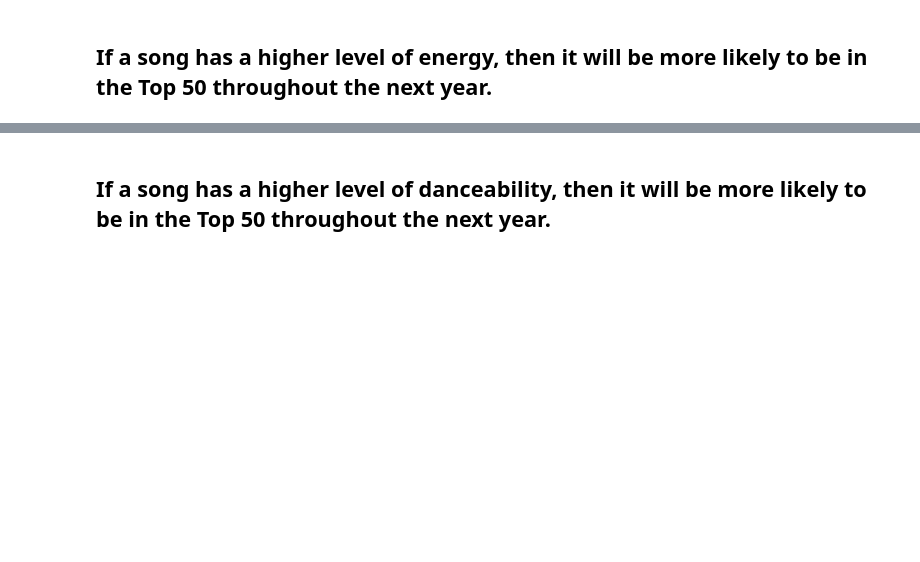
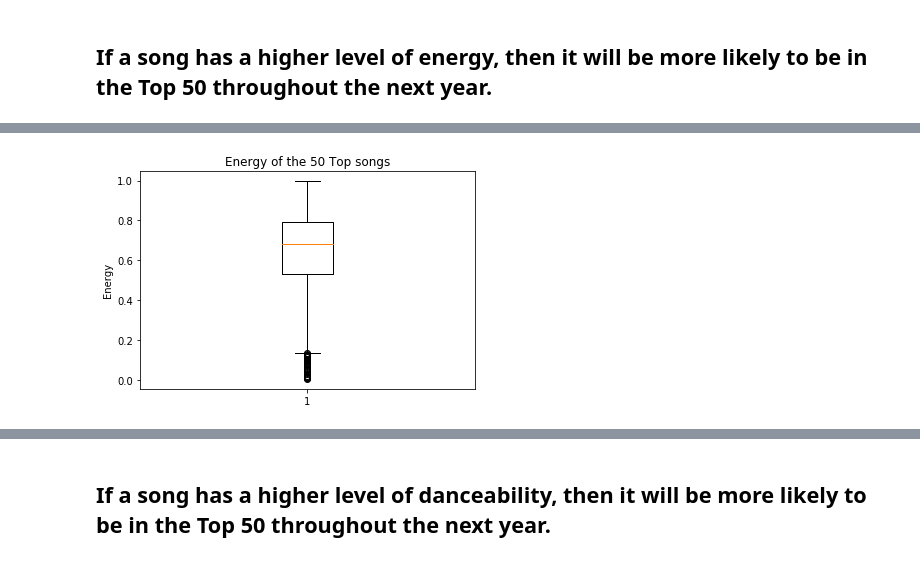
Before and after one commit to JaviSandoval94/Spotify-Trends-Analysis, a Jupyter notebook: Project1-Spotify-FinalReport.ipynb, the cells around one changed output, grey strips where cells are left out. Saved outputs shown, nothing was run; the diff lists cells and outputs as text; code cells hidden in the pictures; blank space fills up the shorter version.

```diff
--- a/Project1-Spotify-FinalReport.ipynb
+++ b/Project1-Spotify-FinalReport.ipynb
@@ -60,0 +194,8 @@ complete_df.head()
+# %%
+fig1, ax1 = plt.subplots()
+ax1.set_title('Energy of the 50 Top songs')
+ax1.set_ylabel('Energy')
+ax1.boxplot(energy_boxplot)
+plt.show()
+# %% [output]
+[figure, added]
```
Also changed, not shown: parts of 29 cells of this notebook, 1 other file.
